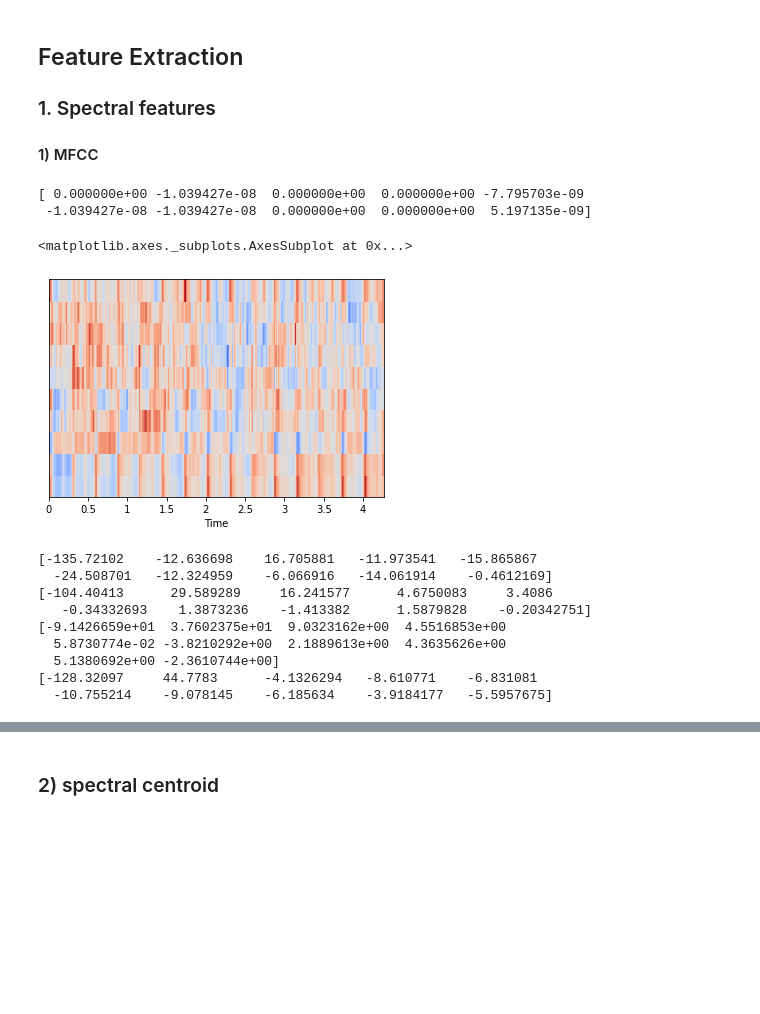
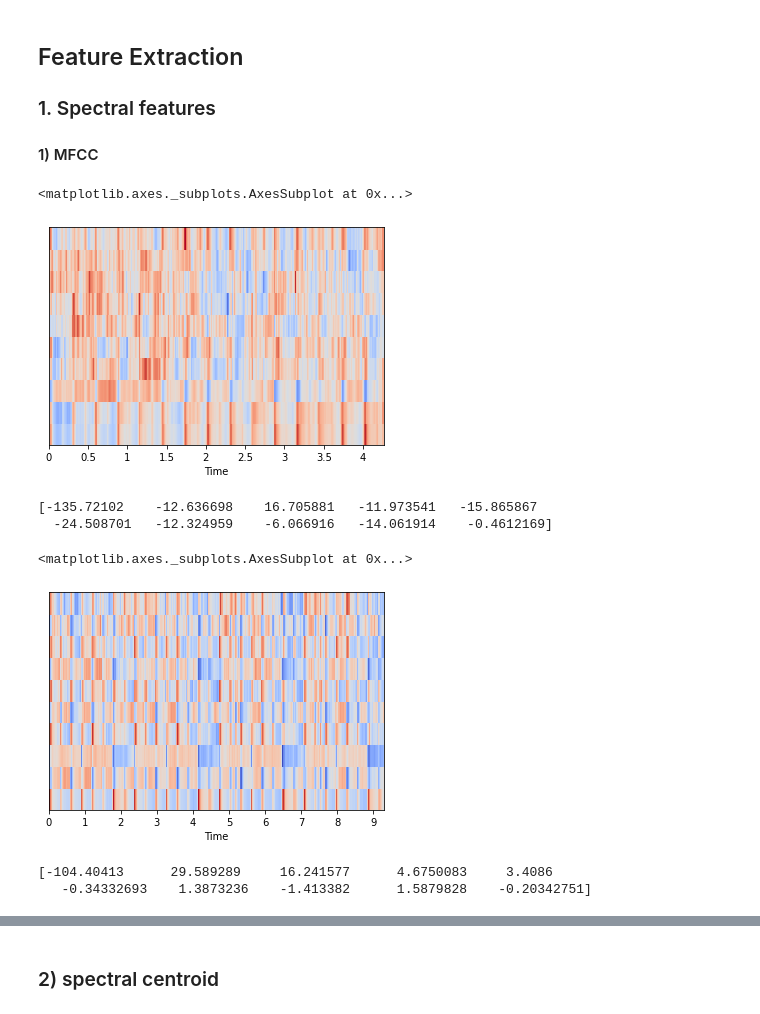
Before and after one commit to secureWKkim/DataAnalysisCapstone, a Jupyter notebook: dreamy.ipynb, the cells around one changed output, grey strips where cells are left out. Saved outputs shown, nothing was run; the diff lists cells and outputs as text; code cells hidden in the pictures; blank space fills up the shorter version.

```diff
--- a/dreamy.ipynb
+++ b/dreamy.ipynb
@@ -49,33 +49,28 @@ def split_mean(v, n_split):
 # %%
 mfccs = librosa.feature.mfcc(euph, sr=44100, n_mfcc=10)
 mfccs = sklearn.preprocessing.scale(mfccs, axis=1)
-print(mfccs.mean(axis=1))
 librosa.display.specshow(mfccs, sr=sr, x_axis='time')
 # %% [output]
-[ 0.000000e+00 -1.039427e-08  0.000000e+00  0.000000e+00 -7.795703e-09
- -1.039427e-08 -1.039427e-08  0.000000e+00  0.000000e+00  5.197135e-09]
+<matplotlib.axes._subplots.AxesSubplot at 0x...>
-<matplotlib.axes._subplots.AxesSubplot at 0x...>
 [figure]
-# %%
-mfccs = librosa.feature.mfcc(euph, sr=44100, n_mfcc=20)
-mfccs = split_mean(mfccs, 10)
-print(mfccs)
-mfccs = librosa.feature.mfcc(ff, sr=44100, n_mfcc=20)
-mfccs = split_mean(mfccs, 10)
-print(mfccs)
-mfccs = librosa.feature.mfcc(mmly, sr=44100, n_mfcc=20)
-mfccs = split_mean(mfccs, 10)
-print(mfccs)
-mfccs = librosa.feature.mfcc(view, sr=44100, n_mfcc=20)
-mfccs = split_mean(mfccs, 10)
-print(mfccs)
-# %% [output]
-[-135.72102    -12.636698    16.705881   -11.973541   -15.865867
-  -24.508701   -12.324959    -6.066916   -14.061914    -0.4612169]
-[-104.40413      29.589289     16.241577      4.6750083     3.4086
-   -0.34332693    1.3873236    -1.413382      1.5879828    -0.20342751]
-[-9.1426659e+01  3.7602375e+01  9.0323162e+00  4.5516853e+00
-  5.8730774e-02 -3.8210292e+00  2.1889613e+00  4.3635626e+00
-  5.1380692e+00 -2.3610744e+00]
-[-128.32097     44.7783      -4.1326294   -8.610771    -6.831081
-  -10.755214    -9.078145    -6.185634    -3.9184177   -5.5957675]
+# %%
+mfccs = librosa.feature.mfcc(euph, sr=44100, n_mfcc=20)
+mfccs = split_mean(mfccs, 10)
+print(mfccs)
+# %% [output]
+[-135.72102    -12.636698    16.705881   -11.973541   -15.865867
+  -24.508701   -12.324959    -6.066916   -14.061914    -0.4612169]
+# %%
+mfccs = librosa.feature.mfcc(ff, sr=44100, n_mfcc=10)
+mfccs = sklearn.preprocessing.scale(mfccs, axis=1)
+librosa.display.specshow(mfccs, sr=sr, x_axis='time')
+# %% [output]
+<matplotlib.axes._subplots.AxesSubplot at 0x...>
+[figure, added]
+# %%
+mfccs = librosa.feature.mfcc(ff, sr=44100, n_mfcc=20)
+mfccs = split_mean(mfccs, 10)
+print(mfccs)
+# %% [output]
+[-104.40413      29.589289     16.241577      4.6750083     3.4086
+   -0.34332693    1.3873236    -1.413382      1.5879828    -0.20342751]
```
Also changed, not shown: parts of 23 cells of this notebook, 4 other files.
